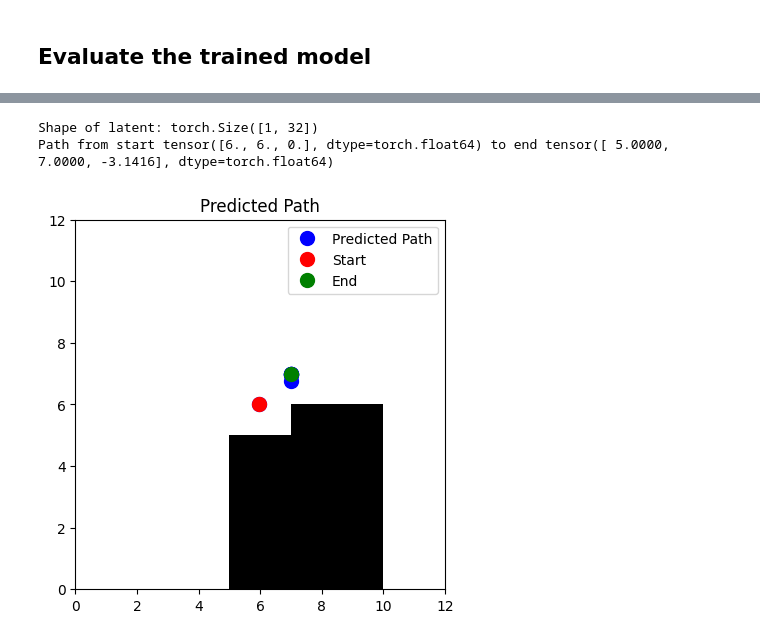
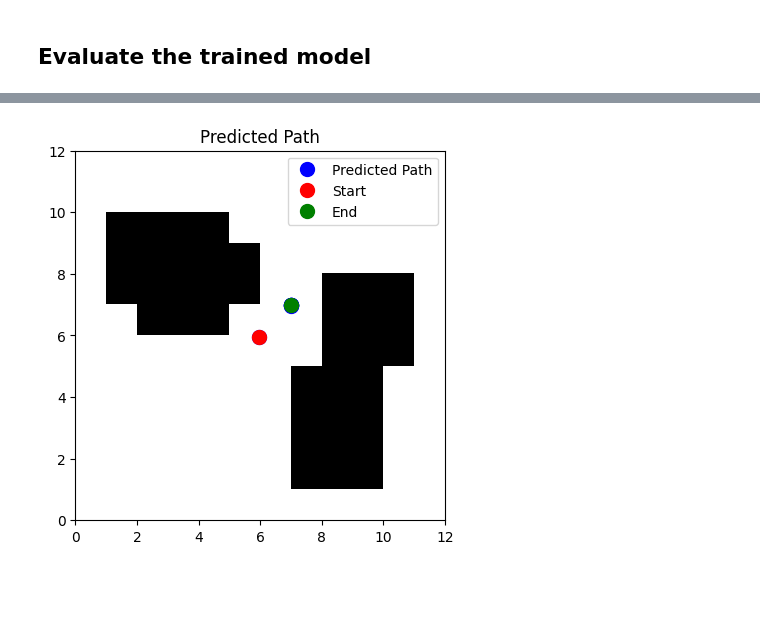
Before and after one commit to MarshallVielmetti/dynamic_mpnet, a Jupyter notebook: code/dynamic_mpnet.ipynb, the cells around one changed output, grey strips where cells are left out. Saved outputs shown, nothing was run; the diff lists cells and outputs as text; code cells hidden in the pictures; blank space fills up the shorter version.

```diff
--- a/code/dynamic_mpnet.ipynb
+++ b/code/dynamic_mpnet.ipynb
@@ -879,46 +913,33 @@ RuntimeError: stack expects each tensor to be equal size, but got [2, 8] at entr
 # %%
-generator = OccupancyGridGenerator((12, 12), 4)
-
-# Generate a sample map
-map = generator.sample()
-
-map = map.T
-
-env = GridEnvironment(map)
-
-# Get the latent encoding
-latent = encoder(Tensor(map).unsqueeze(0).unsqueeze(0))
-print(f"Shape of latent: {latent.shape}")
-
 offset = np.array((6, 6, 0))
 
-start = Tensor((0, 0, 0))
-end = Tensor((-1, 1, -np.pi))
+start = Tensor((0, 0, np.pi / 2))
+end = Tensor((1.5, 4, np.pi / 2))
 
 input = torch.cat((latent, torch.tensor(start).unsqueeze(0), torch.tensor(end).unsqueeze(0)), dim=1)
 
 output = model(input)
 output = output.reshape(3, 8).detach().cpu().numpy()
 output += offset.reshape(-1, 1) # Add the offset to the output
 start += offset
 end += offset
 
 
 # print("example train item: ", dataset[0])
 # print(f"Shape of output: {output.shape}")
 
-print(f"Path from start {start} to end {end}")
+# print(f"Path from start {start} to end {end}")
+
+# print(f"Shape of Output: {output.shape}")
 
 env.plot(display=False)
 plt.plot(output[0, :], output[1, :], 'bo', markersize=10, label="Predicted Path")
 plt.plot(output[0, 0], output[1, 0], 'ro', markersize=10, label="Start")
 plt.plot(output[0, -1], output[1, -1], 'go', markersize=10, label="End")
 # plt.plot(start[0], start[1], 'ro', markersize=10, label="Start")
 # plt.plot(end[0], end[1], 'go', markersize=10, label="End")
 plt.legend()
 plt.title("Predicted Path")
 plt.show()
 # %% [output]
-Shape of latent: torch.Size([1, 32])
-Path from start tensor([6., 6., 0.], dtype=torch.float64) to end tensor([ 5.0000,  7.0000, -3.1416], dtype=torch.float64)
-[figure, old version]
+[figure, new version]
```
Also changed, not shown: parts of 3 cells of this notebook, 2 other files.
